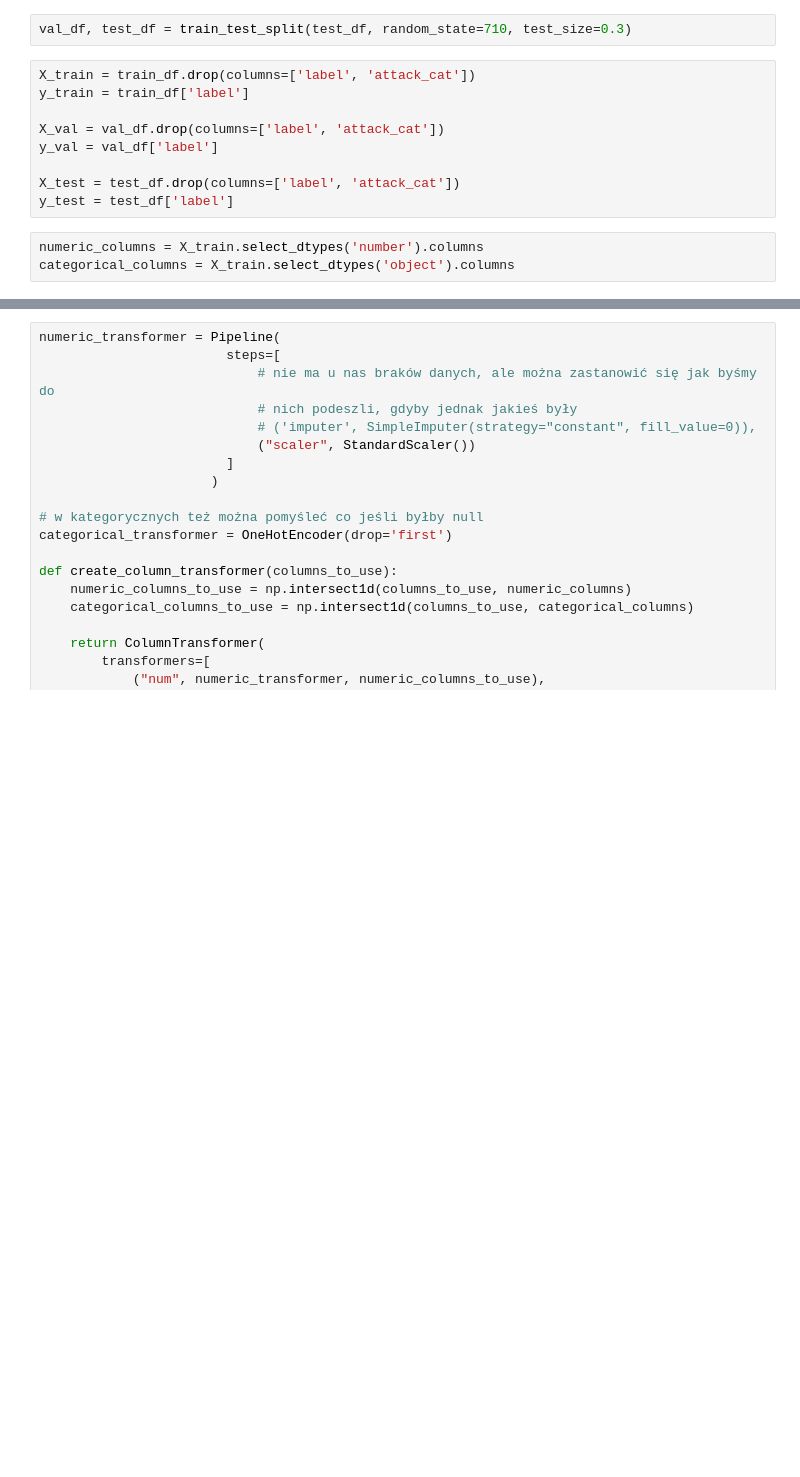
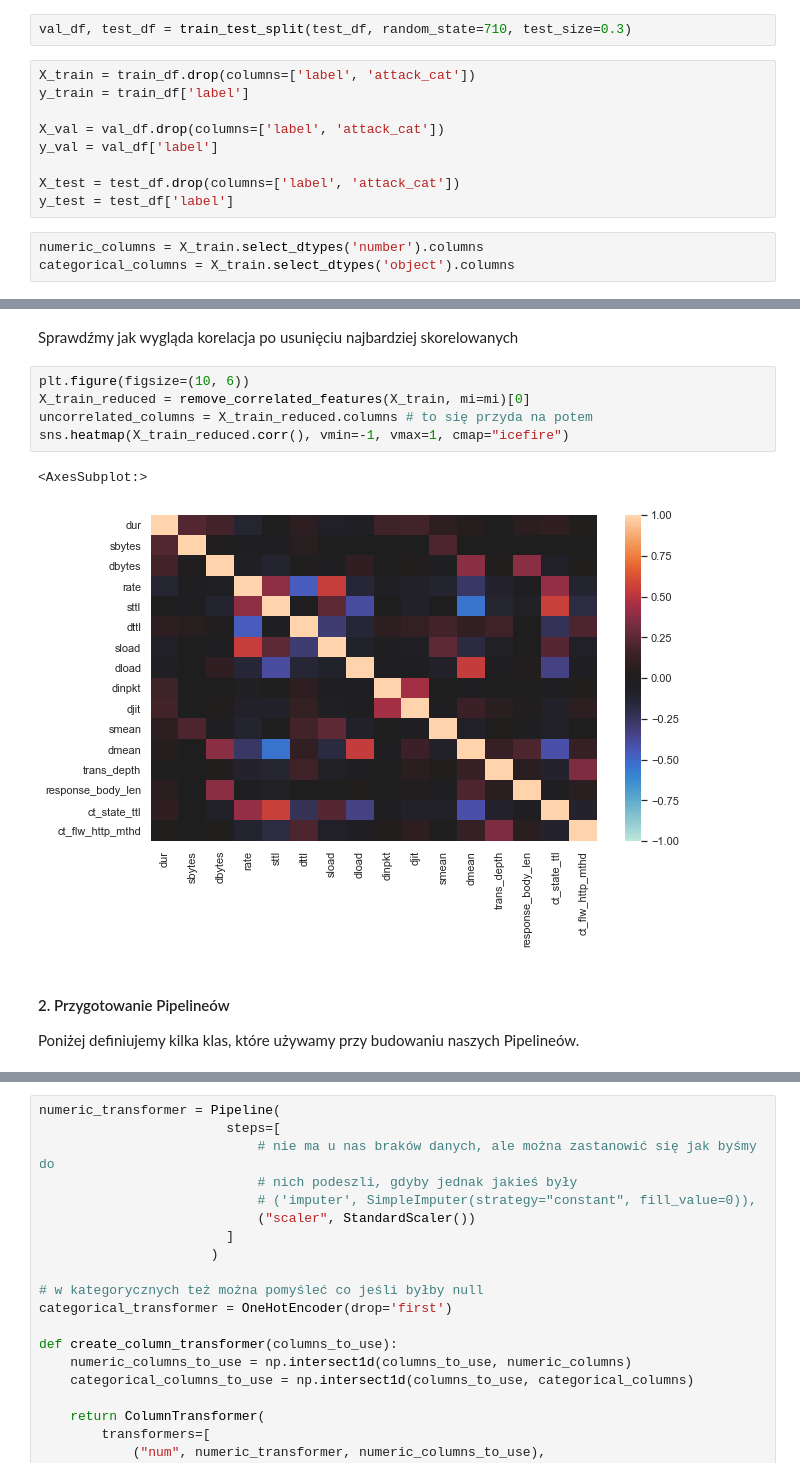
Before and after one commit to KraszewskiK/2022L-WB-ML-2-projekt, a Jupyter notebook: model_training.ipynb, the cells around one changed output, grey strips where cells are left out. Saved outputs shown, nothing was run; the diff lists cells and outputs as text; blank space fills up the shorter version.

```diff
--- a/model_training.ipynb
+++ b/model_training.ipynb
@@ -75,3 +157,17 @@ def statistics_classification(y, y_pred, y_pred_proba):
+# %% [markdown]
+Sprawdźmy jak wygląda korelacja po usunięciu najbardziej skorelowanych
+# %%
+plt.figure(figsize=(10, 6))
+X_train_reduced = remove_correlated_features(X_train, mi=mi)[0]
+uncorrelated_columns = X_train_reduced.columns # to się przyda na potem
+sns.heatmap(X_train_reduced.corr(), vmin=-1, vmax=1, cmap="icefire")
+# %% [output]
+<AxesSubplot:>
+[figure, added]
+# %% [markdown]
+#### 2. Przygotowanie Pipelineów
+
+Poniżej definiujemy kilka klas, które używamy przy budowaniu naszych Pipelineów.
 # %%
 # ta klasa nie jest używana, ale w paru przypadkach może być wygodniejsza do użycia niż
 # ColumnSelectorTransformer, więc póki co ją zostawiam
```
Also changed, not shown: parts of 27 cells of this notebook.
